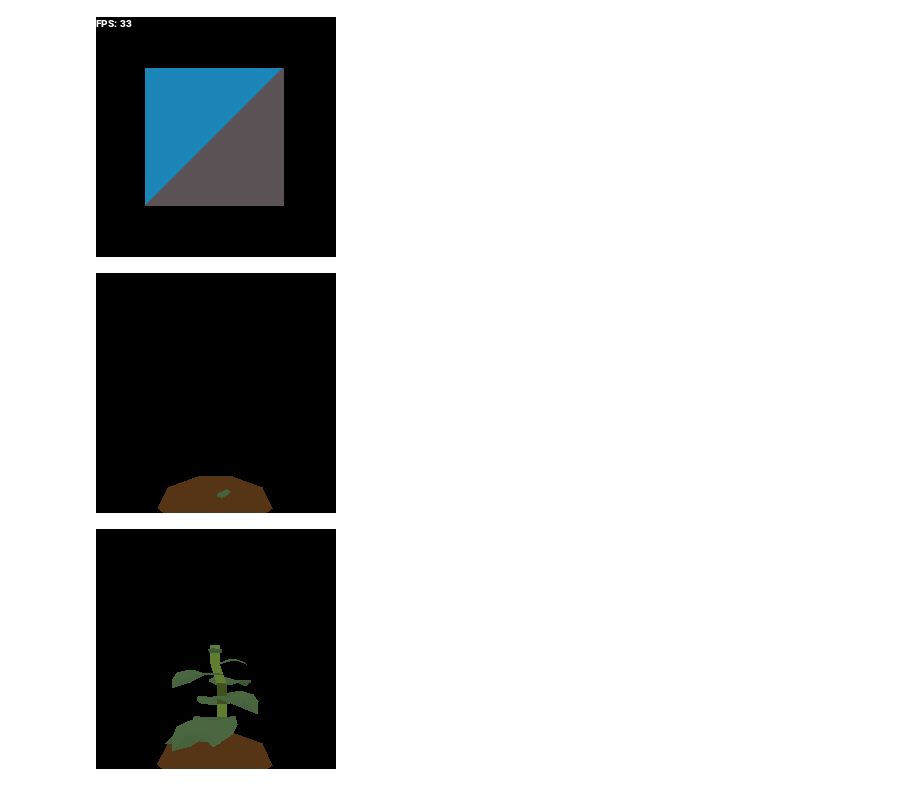
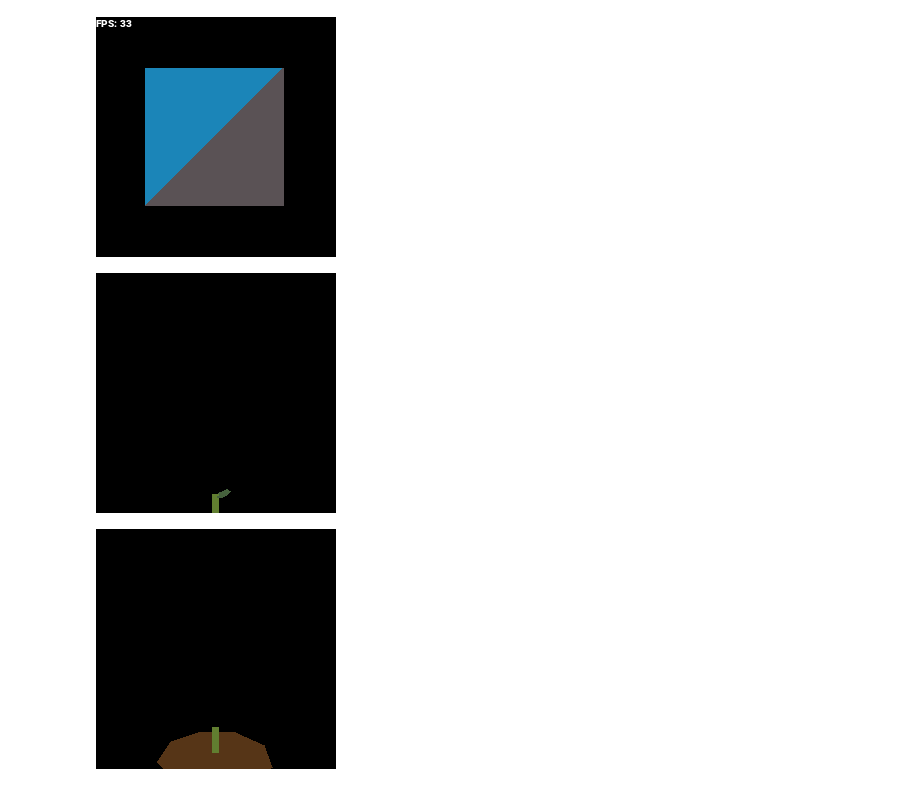
Before and after one commit to Rumidom/MicropythonRenderer, a Jupyter notebook: MicropythonRenderer.ipynb, the cells around one changed output. Saved outputs shown, nothing was run; the diff lists cells and outputs as text; code cells hidden in the pictures.

Commit message:
procedurally generated plant

```diff
--- a/MicropythonRenderer.ipynb
+++ b/MicropythonRenderer.ipynb
@@ -385,8 +385,8 @@ trunkPositions = [(-1,0,-3),(-1,0,-6),(1,9,-1),(0,-12,1),(0,-15,0)]
 # %%
 im = Image.new('RGB', im_size)
 plantModel = multipart_model()
-plantModel.addModel(base)
-trunk.pos = (0,-0.9,0)
+#plantModel.addModel(base)
+trunk.pos = (0,-0.15,0)
 plantModel.addModel(trunk)
 leafTiny.pos = (0,0,0)
 plantModel.addModel(leafTiny)
@@ -396,29 +396,41 @@ plantModel.ang = (180,0)
 plantModel.render(im)
 display(im)
 # %% [output]
-[figure, old version]
+[figure, new version]
 # %%
 class plant():
     def __init__(self):
         self.size = 0
         self.leafs = []
+        self.trunks = [[-0.15]]
         self.plant3DModel = None
+        self.growCount = 0
+        self.maxgrowCount = 25
+        self.lastThreeLeafAngles = []
 
     def grow(self):
-        self.size += 0.05
+        if self.growCount < self.maxgrowCount:
+            self.size += 0.05
+            self.growCount += 1
+            self.trunks[-1][0] += 0.05
+            if self.growCount%3 == 0:
+                print("new trunk")
+                self.trunks.append([self.trunks[-1][0]])
 
     def addLeaf(self):
-        angleChoices = [0,45,90,135,180,225,270,315]
-        if self.size > 0.1:
+        angleChoices = [0,90,180,270,315]
+        if self.growCount > 3 and self.growCount < self.maxgrowCount:
             for i in range(len(self.leafs)):
                 l = self.leafs[i]
                 l[0] = l[0] + 1
                 if l[0] > 2:
                     l[0] = 2
             rot = random.choice(angleChoices)
-            if len(self.leafs) > 0:
-                while rot ==  self.leafs[-1][2]:
-                    rot = random.choice(angleChoices)
+            while rot in self.lastThreeLeafAngles:
+                rot = random.choice(angleChoices)
+            self.lastThreeLeafAngles.append(rot)
+            if len(self.lastThreeLeafAngles) > 2:
+                self.lastThreeLeafAngles = self.lastThreeLeafAngles[:2]
             self.leafs.append([0,self.size,rot])
 
     def generateModel(self):
@@ -426,12 +438,6 @@ class plant():
         base = loadObj('3d_models/base.obj')
         base.setColorPallet([(86,53,23)])
         self.plant3DModel.addModel(base)
-
-        trunk = loadObj('3d_models/trunk.obj')
-        trunk.setColorPallet([(97,126,48)])
-        trunk.pos = (0,self.size-0.9,0)
-        self.plant3DModel.addModel(trunk)
-
         for l in self.leafs:
             leaf = None
             if l[0] == 0:
@@ -444,22 +450,29 @@ class plant():
             leaf.pos = (0,l[1],0)
             leaf.ang = (0,l[2])
             self.plant3DModel.addModel(leaf)
+
+        for t in self.trunks:
+            trunk = loadObj('3d_models/trunk.obj')
+            trunk.setColorPallet([(97,126,48)])
+            trunk.pos = (0,t[0],0)
+            self.plant3DModel.addModel(trunk)
+
         self.plant3DModel.pos = (0,1,2)
         self.plant3DModel.ang = (180,0)
 # %%
 newPlant = plant()
 newPlant.generateModel()
 i = 180
-for j in range(360*10):
+for j in range(3600):
     newPlant.generateModel()
     clear_output(wait=True)
     im = Image.new('RGB', im_size)
     newPlant.plant3DModel.ang = (i,j)
     newPlant.plant3DModel.render(im)
     display(im)
     if j%180 == 0:
         newPlant.grow()
     if j%360 == 0:
         newPlant.addLeaf()
 # %% [output]
-[figure, old version]
+[figure, new version]
```
Also changed, not shown: parts of 3 cells of this notebook, 12 other files.
